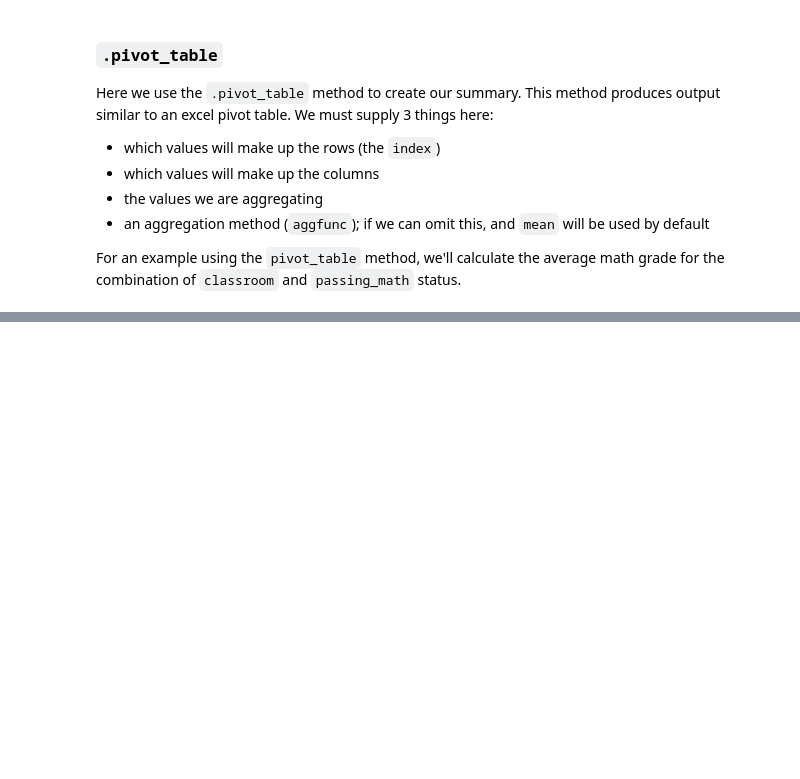
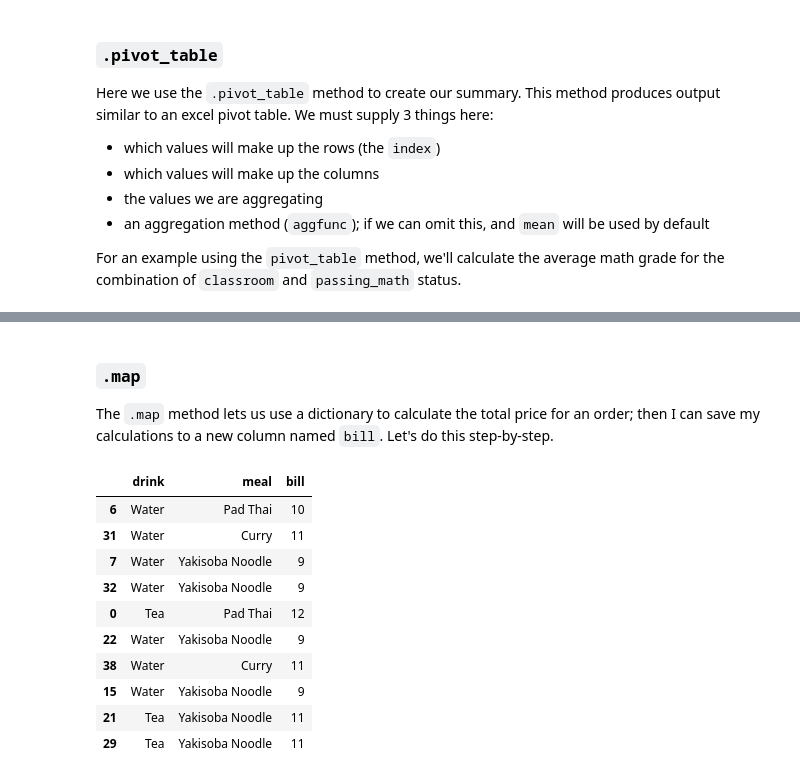
Before and after one commit to RichardAlcabes22/codeup_review, a Jupyter notebook: 3-data_science_libraries/00_pandas_adv_dataframes_lesson.ipynb, the cells around one changed output, grey strips where cells are left out. Saved outputs shown, nothing was run; the diff lists cells and outputs as text; code cells hidden in the pictures; blank space fills up the shorter version.

```diff
--- a/3-data_science_libraries/00_pandas_adv_dataframes_lesson.ipynb
+++ b/3-data_science_libraries/00_pandas_adv_dataframes_lesson.ipynb
@@ -653,0 +663,9 @@ For an example using the `pivot_table` method, we'll calculate the average mat
+# %%
+n = 40
+
+orders = pd.DataFrame({
+    'drink': np.random.choice(['Tea', 'Water', 'Water'], n),
+    'meal': np.random.choice(['Curry', 'Yakisoba Noodle', 'Pad Thai'], n),
+})
+
+orders.sample(10)
@@ -653,0 +684,35 @@ For an example using the `pivot_table` method, we'll calculate the average mat
+# %% [markdown]
+### **`.map`**
+
+The `.map` method lets us use a dictionary to calculate the total price for an order; then I can save my calculations to a new column named `bill`. Let's do this step-by-step.
+# %%
+# Create a dictionary of prices for drinks and meals.
+
+prices = {
+    'Yakisoba Noodle': 9,
+    'Curry': 11,
+    'Pad Thai': 10,
+    'Tea': 2,
+    'Water': 0,
+}
+# %%
+"""
+Match the values in the 'drink' and 'meal' columns with the values in the 'prices' dictionary
+and perform the specified calculation. Save this calculation to a new column named 'bill'.
+"""
+
+orders['bill'] = orders.drink.map(prices) + orders.meal.map(prices)
+
+orders.sample(10)
+# %% [output]
+|  | drink | meal | bill |
+| 6 | Water | Pad Thai | 10 |
+| 31 | Water | Curry | 11 |
+| 7 | Water | Yakisoba Noodle | 9 |
+| 32 | Water | Yakisoba Noodle | 9 |
+| 0 | Tea | Pad Thai | 12 |
+| 22 | Water | Yakisoba Noodle | 9 |
+| 38 | Water | Curry | 11 |
+| 15 | Water | Yakisoba Noodle | 9 |
+| 21 | Tea | Yakisoba Noodle | 11 |
+| 29 | Tea | Yakisoba Noodle | 11 |
```
Also changed, not shown: parts of 3 cells of this notebook.
